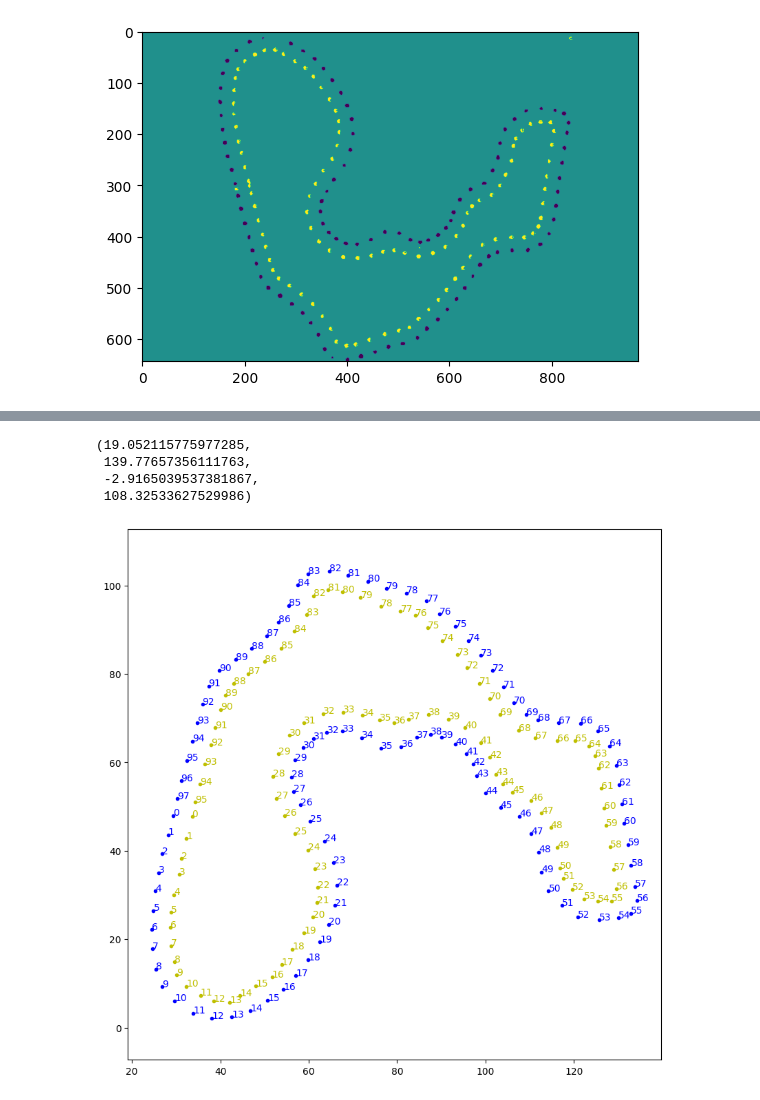
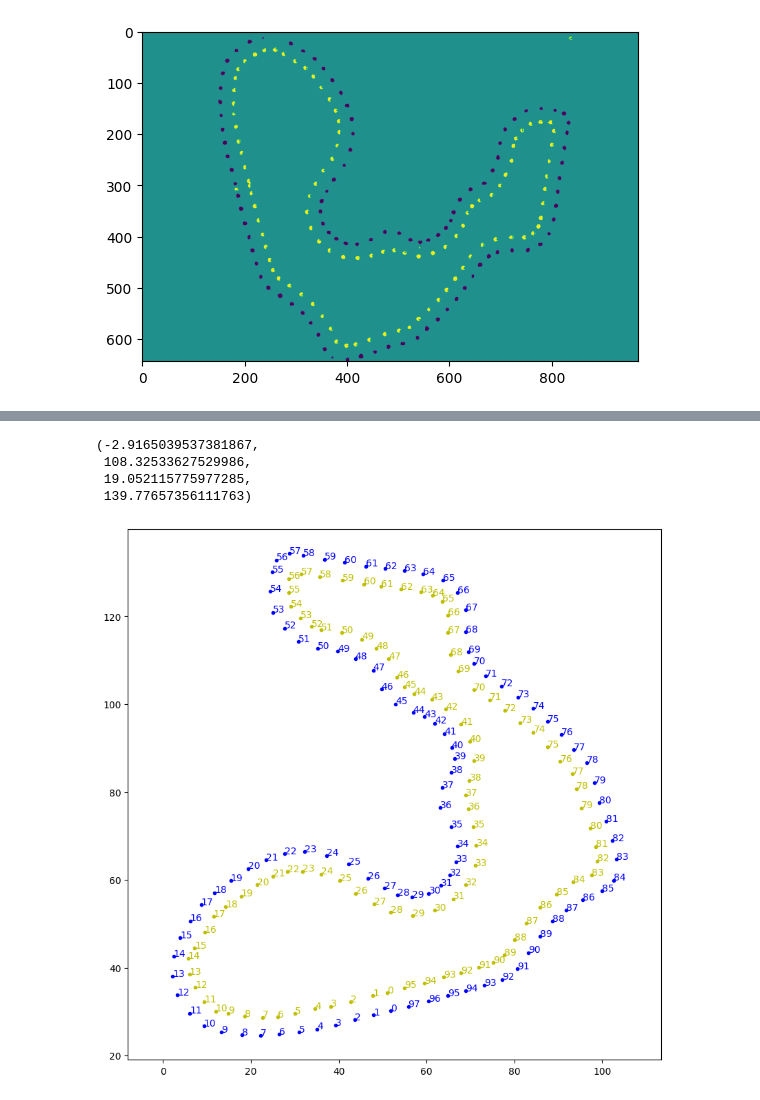
Before and after one commit to papalotis/fsg23-approximate-dv-track, a Jupyter notebook: process_image.ipynb, the cells around one changed output, grey strips where cells are left out. Saved outputs shown, nothing was run; the diff lists cells and outputs as text; code cells hidden in the pictures.

```diff
--- a/process_image.ipynb
+++ b/process_image.ipynb
@@ -89,15 +81,15 @@ for i in range(0, len(set(db.labels_))+1):
     yellow_centers_clustered = np.vstack((yellow_centers_clustered, new_center))
 
 plt.figure(figsize=(10,10))
-plt.plot(blue_centers_clustered[:,1], blue_centers_clustered[:,0], 'b.')
-plt.plot(yellow_centers_clustered[:,1], yellow_centers_clustered[:,0], 'y.')
+plt.plot(blue_centers_clustered[:,0], blue_centers_clustered[:,1], 'b.')
+plt.plot(yellow_centers_clustered[:,0], yellow_centers_clustered[:,1], 'y.')
 
 # show index of each center
 for i in range(len(blue_centers_clustered)):
-    plt.text(blue_centers_clustered[i,1], blue_centers_clustered[i,0], i, color='b')
+    plt.text(blue_centers_clustered[i,0], blue_centers_clustered[i,1], i, color='b')
 
 for i in range(len(yellow_centers_clustered)):
-    plt.text(yellow_centers_clustered[i,1], yellow_centers_clustered[i,0], i, color='y')
+    plt.text(yellow_centers_clustered[i,0], yellow_centers_clustered[i,1], i, color='y')
 
 plt.axis('equal')
 # %% [output]
@@ -171,15 +163,15 @@ yellow_centers_clustered_manual_scaled = yellow_centers_clustered_manual * scale
 blue_centers_clustered_manual_scaled = blue_centers_clustered_manual * scale
 # %%
 plt.figure(figsize=(10,10))
-plt.plot(blue_centers_clustered_manual_scaled[:,1], blue_centers_clustered_manual_scaled[:,0], 'b.')
-plt.plot(yellow_centers_clustered_manual_scaled[:,1], yellow_centers_clustered_manual_scaled[:,0], 'y.')
+plt.plot(blue_centers_clustered_manual_scaled[:,0], blue_centers_clustered_manual_scaled[:,1], 'b.')
+plt.plot(yellow_centers_clustered_manual_scaled[:,0], yellow_centers_clustered_manual_scaled[:,1], 'y.')
 
 # show index of each center
 for i in range(len(blue_centers_clustered_manual_scaled)):
-    plt.text(blue_centers_clustered_manual_scaled[i,1], blue_centers_clustered_manual_scaled[i,0], i, color='b')
+    plt.text(blue_centers_clustered_manual_scaled[i,0], blue_centers_clustered_manual_scaled[i,1], i, color='b')
 
 for i in range(len(yellow_centers_clustered_manual_scaled)):
-    plt.text(yellow_centers_clustered_manual_scaled[i,1], yellow_centers_clustered_manual_scaled[i,0], i, color='y')
+    plt.text(yellow_centers_clustered_manual_scaled[i,0], yellow_centers_clustered_manual_scaled[i,1], i, color='y')
 
 plt.axis('equal')
 # %% [output]
@@ -210,15 +202,15 @@ min_dist = np.min(distances, axis=1)
 blue_centers_clustered_manual_scaled = blue_centers_clustered_manual_scaled[min_dist < cutoff_distance]
 # %%
 plt.figure(figsize=(10,10))
-plt.plot(blue_centers_clustered_manual_scaled[:,1], blue_centers_clustered_manual_scaled[:,0], 'b.')
-plt.plot(yellow_centers_clustered_manual_scaled[:,1], yellow_centers_clustered_manual_scaled[:,0], 'y.')
+plt.plot(blue_centers_clustered_manual_scaled[:,0], blue_centers_clustered_manual_scaled[:,1], 'b.')
+plt.plot(yellow_centers_clustered_manual_scaled[:,0], yellow_centers_clustered_manual_scaled[:,1], 'y.')
 
 # show index of each center
 for i in range(len(blue_centers_clustered_manual_scaled)):
-    plt.text(blue_centers_clustered_manual_scaled[i,1], blue_centers_clustered_manual_scaled[i,0], i, color='b')
+    plt.text(blue_centers_clustered_manual_scaled[i,0], blue_centers_clustered_manual_scaled[i,1], i, color='b')
 
 for i in range(len(yellow_centers_clustered_manual_scaled)):
-    plt.text(yellow_centers_clustered_manual_scaled[i,1], yellow_centers_clustered_manual_scaled[i,0], i, color='y')
+    plt.text(yellow_centers_clustered_manual_scaled[i,0], yellow_centers_clustered_manual_scaled[i,1], i, color='y')
 
 plt.axis('equal')
 # %% [output]
@@ -230,6 +222,6 @@ plt.axis('equal')
 # %%
-# first two idxs of blue are 39, 34
-# first two idxs of yellow are 32, 29
+# first two idxs of blue are 43, 39
+# first two idxs of yellow are 36, 32
 
 def sort_cones(cones, start_idxs):
     assert len(start_idxs) == 2, "start_idxs must have length 2"
@@ -244,41 +236,41 @@ def sort_cones(cones, start_idxs):
         # set all cones where the angle between the vector between the current cone and the next cone and the current direction
         # is greater than 90 degrees to infinity
         # this way we will always select the cone that is closest to the current direction
         current_cones_to_next = cones - cones[cones_ordered_idx[-1]]
         current_cones_to_next[cones_ordered_idx] = [1000, 100000]
         current_cones_to_next = current_cones_to_next / np.linalg.norm(current_cones_to_next, axis=1, keepdims=True)
         current_direction = current_direction / np.linalg.norm(current_direction)
 
         angles = np.arccos(np.clip(np.sum(current_cones_to_next * current_direction, axis=1), -1.0, 1.0))
         distances[angles > np.pi/2] = np.inf
 
         next_idx = np.argmin(distances)
         cones_ordered_idx.append(next_idx)
 
         current_direction = cones[next_idx] - cones[cones_ordered_idx[-2]]
 
 
 
     return cones[cones_ordered_idx]
 
-blue_cones_ordered = sort_cones(blue_centers_clustered_manual_scaled, [39, 34])
+blue_cones_ordered = sort_cones(blue_centers_clustered_manual_scaled, [43, 39])
 
-yellow_cones_ordered = sort_cones(yellow_centers_clustered_manual_scaled, [32, 29])
+yellow_cones_ordered = sort_cones(yellow_centers_clustered_manual_scaled, [36, 32])
 
 plt.figure(figsize=(10,10))
-plt.plot(blue_cones_ordered[:,1], blue_cones_ordered[:,0], 'b.')
-plt.plot(yellow_cones_ordered[:,1], yellow_cones_ordered[:,0], 'y.')
+plt.plot(blue_cones_ordered[:,0], blue_cones_ordered[:,1], 'b.')
+plt.plot(yellow_cones_ordered[:,0], yellow_cones_ordered[:,1], 'y.')
 # show index of each center
 for i in range(len(blue_cones_ordered)):
-    plt.text(blue_cones_ordered[i,1], blue_cones_ordered[i,0], i, color='b')
+    plt.text(blue_cones_ordered[i,0], blue_cones_ordered[i,1], i, color='b')
 
 for i in range(len(yellow_cones_ordered)):
-    plt.text(yellow_cones_ordered[i,1], yellow_cones_ordered[i,0], i, color='y')
+    plt.text(yellow_cones_ordered[i,0], yellow_cones_ordered[i,1], i, color='y')
 
 plt.axis('equal')
 # %% [output]
-(19.052115775977285,
- 139.77657356111763,
- -2.9165039537381867,
- 108.32533627529986)
+(-2.9165039537381867,
+ 108.32533627529986,
+ 19.052115775977285,
+ 139.77657356111763)
-[figure, old version]
+[figure, new version]
```
Also changed, not shown: parts of 9 cells of this notebook, 4 other files.
